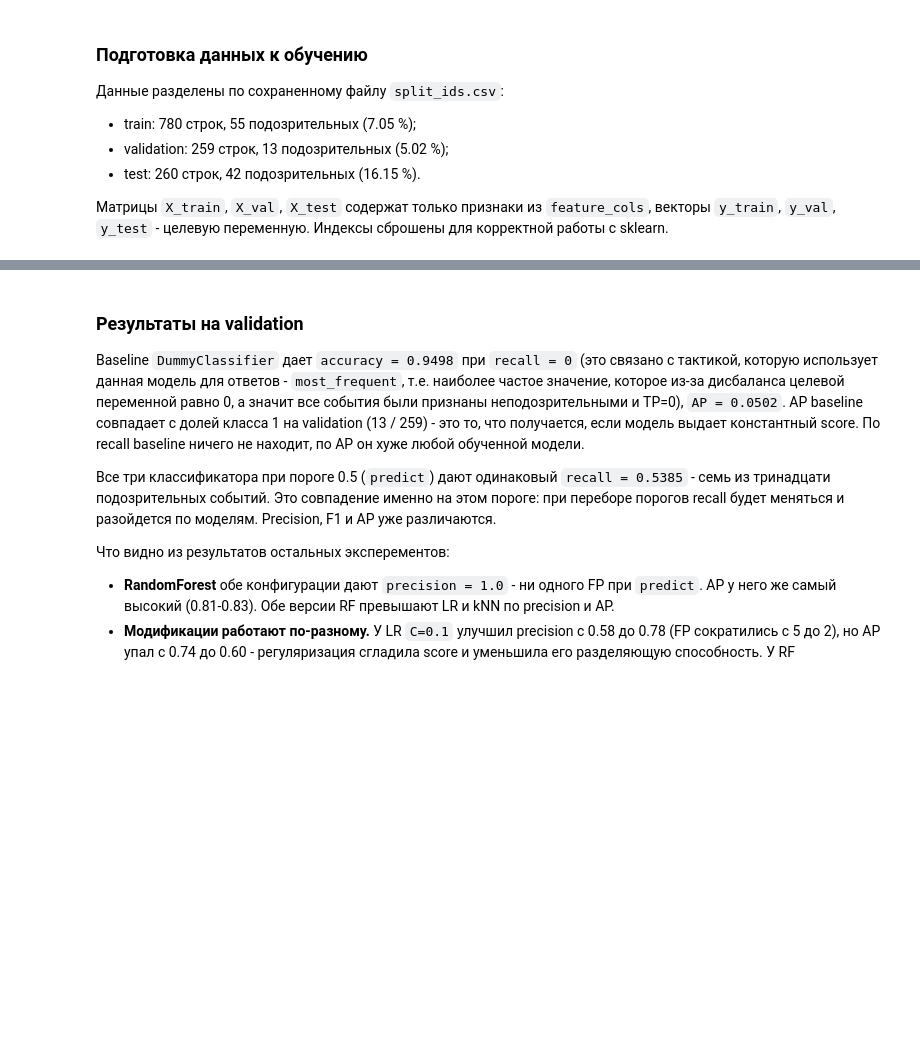
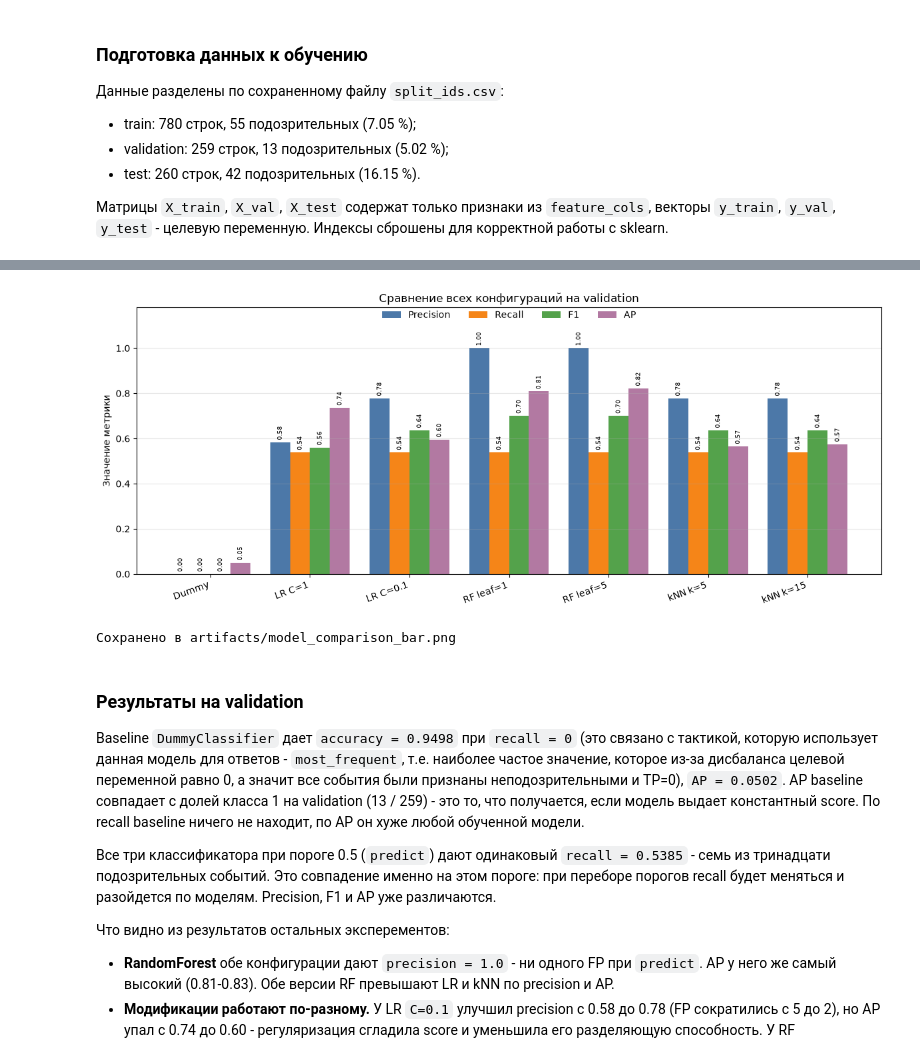
Before and after one commit to golimghostpy/lab02_ab-320_sychuk, a Jupyter notebook: lab02.ipynb, the cells around one changed output, grey strips where cells are left out. Drawn from its saved outputs; the diff is of its cells as text; code cells hidden in the pictures; blank space fills up the shorter version.

Commit message:
graphs

```diff
--- a/lab02.ipynb
+++ b/lab02.ipynb
@@ -716,6 +716,56 @@ display(results_df[['метод', 'конфигурация', 'измененн
 | 4 | RandomForest | n_estimators=200, min_samples_leaf=5 | min_samples_leaf: 1 -> 5 | 1.0000 | 0.5385 | 0.7000 | 0.9768 | 0.8221 | 7 | ... |
 | 5 | KNeighbors | n_neighbors=5 | - | 0.7778 | 0.5385 | 0.6364 | 0.9691 | 0.5653 | 9 | ... |
 | 6 | KNeighbors | n_neighbors=15 | n_neighbors: 5 -> 15 | 0.7778 | 0.5385 | 0.6364 | 0.9691 | 0.5750 | 9 | ... |
+# %%
+# Сравнение всех конфигураций на validation
+import matplotlib.pyplot as plt
+
+def short_model_label(row):
+    method = row['метод']
+    config = row['конфигурация']
+    if method == 'DummyClassifier':
+        return 'Dummy'
+    if method == 'LogisticRegression':
+        return 'LR C=1' if config.startswith('C=1,') else 'LR C=0.1'
+    if method == 'RandomForest':
+        return 'RF leaf=1' if 'min_samples_leaf=1' in config else 'RF leaf=5'
+    if method == 'KNeighbors':
+        return 'kNN k=5' if 'n_neighbors=5' in config else 'kNN k=15'
+    return method
+
+comparison_plot = results_df.copy().reset_index(drop=True)
+comparison_plot['label'] = comparison_plot.apply(short_model_label, axis=1)
+metrics = ['precision', 'recall', 'F1', 'AP']
+metric_labels = ['Precision', 'Recall', 'F1', 'AP']
+colors = ['#4C78A8', '#F58518', '#54A24B', '#B279A2']
+
+x = np.arange(len(comparison_plot))
+width = 0.2
+
+fig, ax = plt.subplots(figsize=(12, 5))
+for i, (metric, label, color) in enumerate(zip(metrics, metric_labels, colors)):
+    offset = (i - (len(metrics) - 1) / 2) * width
+    bars = ax.bar(x + offset, comparison_plot[metric], width, label=label, color=color)
+    for bar in bars:
+        h = bar.get_height()
+        ax.text(bar.get_x() + bar.get_width() / 2, h + 0.01, f'{h:.2f}',
+                ha='center', va='bottom', fontsize=6.5, rotation=90)
+
+ax.set_xticks(x)
+ax.set_xticklabels(comparison_plot['label'], rotation=20, ha='right')
+ax.set_ylabel('Значение метрики')
+ax.set_ylim(0, 1.18)
+ax.set_title('Сравнение всех конфигураций на validation')
+ax.legend(ncol=4, loc='upper center', bbox_to_anchor=(0.5, 1.02), frameon=False)
+ax.grid(alpha=0.3, axis='y')
+
+plt.tight_layout()
+plt.savefig(ARTIFACTS_PATH / 'model_comparison_bar.png', dpi=150, bbox_inches='tight')
+plt.show()
+print(f'Сохранено в {ARTIFACTS_PATH / "model_comparison_bar.png"}')
+# %% [output]
+[figure, added]
+Сохранено в artifacts/model_comparison_bar.png
 # %% [markdown]
 ### Результаты на validation
 
```
Also changed, not shown: parts of 6 cells of this notebook, 1 other file.
